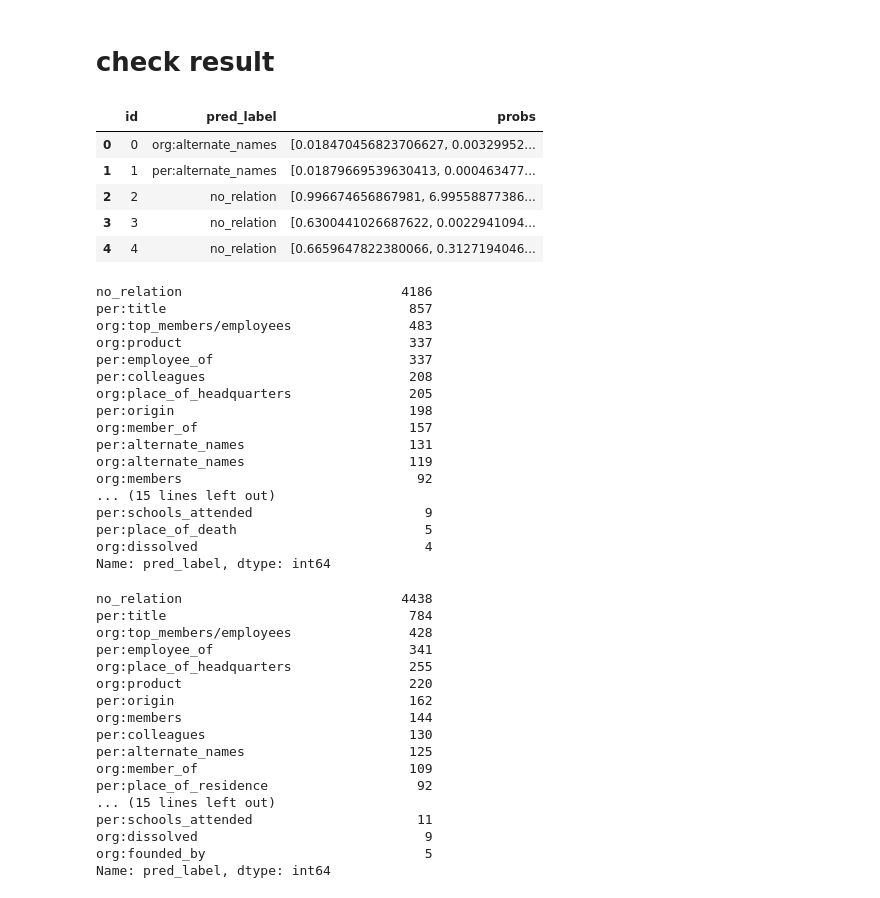
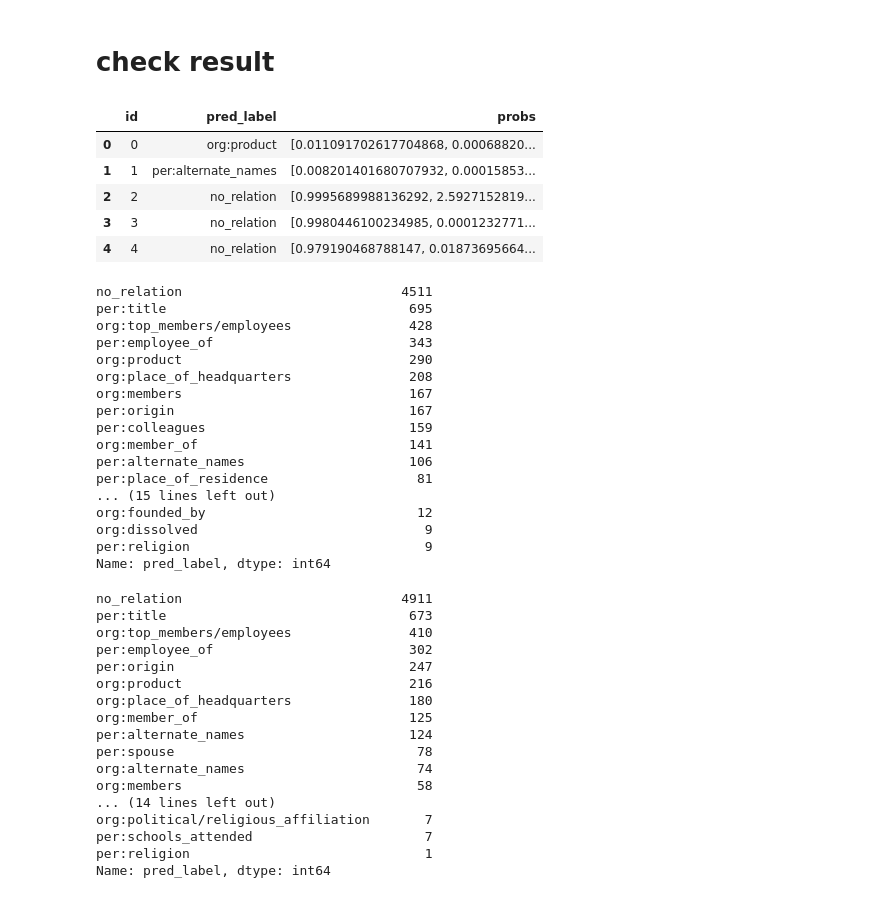
Before and after one commit to boostcampaitech2/klue-level2-nlp-13, a Jupyter notebook: unit_test/result_disribution.ipynb, the cells around one changed output. Saved outputs shown, nothing was run; the diff lists cells and outputs as text; code cells hidden in the pictures.

```diff
--- a/unit_test/result_disribution.ipynb
+++ b/unit_test/result_disribution.ipynb
@@ -3,55 +3,56 @@
 # %%
 import pandas as pd
 # %%
-submission = pd.read_csv('../prediction/klue_bert-base_CEW_CosALR_AdamW_loss_TEM_2nd.csv')
+submission = pd.read_csv('../prediction/KSW_batch32_seed2_epoch10.csv')
 submission.head()
 # %% [output]
 |  | id | pred_label | probs |
-| 0 | 0 | org:alternate_names | [0.018470456823706627, 0.00329952... |
-| 1 | 1 | per:alternate_names | [0.01879669539630413, 0.000463477... |
-| 2 | 2 | no_relation | [0.996674656867981, 6.99558877386... |
-| 3 | 3 | no_relation | [0.6300441026687622, 0.0022941094... |
-| 4 | 4 | no_relation | [0.6659647822380066, 0.3127194046... |
+| 0 | 0 | org:product | [0.011091702617704868, 0.00068820... |
+| 1 | 1 | per:alternate_names | [0.008201401680707932, 0.00015853... |
+| 2 | 2 | no_relation | [0.9995689988136292, 2.5927152819... |
+| 3 | 3 | no_relation | [0.9980446100234985, 0.0001232771... |
+| 4 | 4 | no_relation | [0.979190468788147, 0.01873695664... |
 # %%
 submission.pred_label.value_counts()
 # %% [output]
-no_relation                            4186
-per:title                               857
-org:top_members/employees               483
-org:product                             337
-per:employee_of                         337
-per:colleagues                          208
-org:place_of_headquarters               205
-per:origin                              198
-org:member_of                           157
-per:alternate_names                     131
-org:alternate_names                     119
-org:members                              92
+no_relation                            4511
+per:title                               695
+org:top_members/employees               428
+per:employee_of                         343
+org:product                             290
+org:place_of_headquarters               208
+org:members                             167
+per:origin                              167
+per:colleagues                          159
+org:member_of                           141
+per:alternate_names                     106
+per:place_of_residence                   81
 ... (15 lines left out)
-per:schools_attended                      9
-per:place_of_death                        5
-org:dissolved                             4
+org:founded_by                           12
+org:dissolved                             9
+per:religion                              9
 Name: pred_label, dtype: int64
 # %%
-submission2 = pd.read_csv('../../../code/prediction/submission_1.csv')
+#submission = pd.read_csv('../prediction/klue_bert-base_CEW_CosALR_AdamW_10_basic.csv')
+submission2 = pd.read_csv('../prediction/klue-roberta-large_CEW_CosALR_AdamW_base_1st_2.csv')
 submission2.pred_label.value_counts()
 # %% [output]
-no_relation                            4438
-per:title                               784
-org:top_members/employees               428
-per:employee_of                         341
-org:place_of_headquarters               255
-org:product                             220
-per:origin                              162
-org:members                             144
-per:colleagues                          130
-per:alternate_names                     125
-org:member_of                           109
-per:place_of_residence                   92
-... (15 lines left out)
-per:schools_attended                     11
-org:dissolved                             9
-org:founded_by                            5
+no_relation                            4911
+per:title                               673
+org:top_members/employees               410
+per:employee_of                         302
+per:origin                              247
+org:product                             216
+org:place_of_headquarters               180
+org:member_of                           125
+per:alternate_names                     124
+per:spouse                               78
+org:alternate_names                      74
+org:members                              58
+... (14 lines left out)
+org:political/religious_affiliation       7
+per:schools_attended                      7
+per:religion                              1
 Name: pred_label, dtype: int64
 # %%
 from inference import do_inference
```
Also changed, not shown: parts of 3 cells of this notebook, 11 other files.
